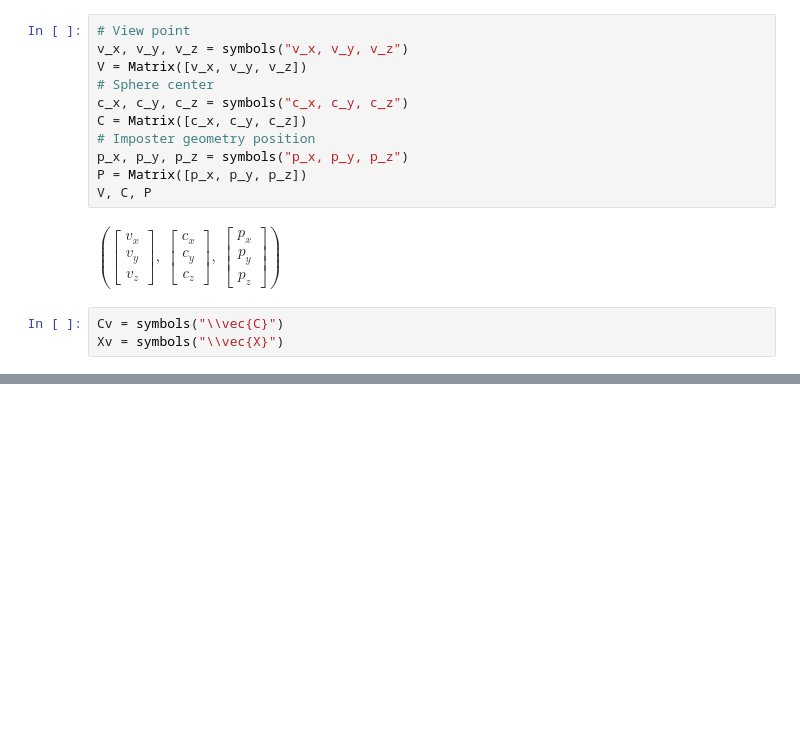
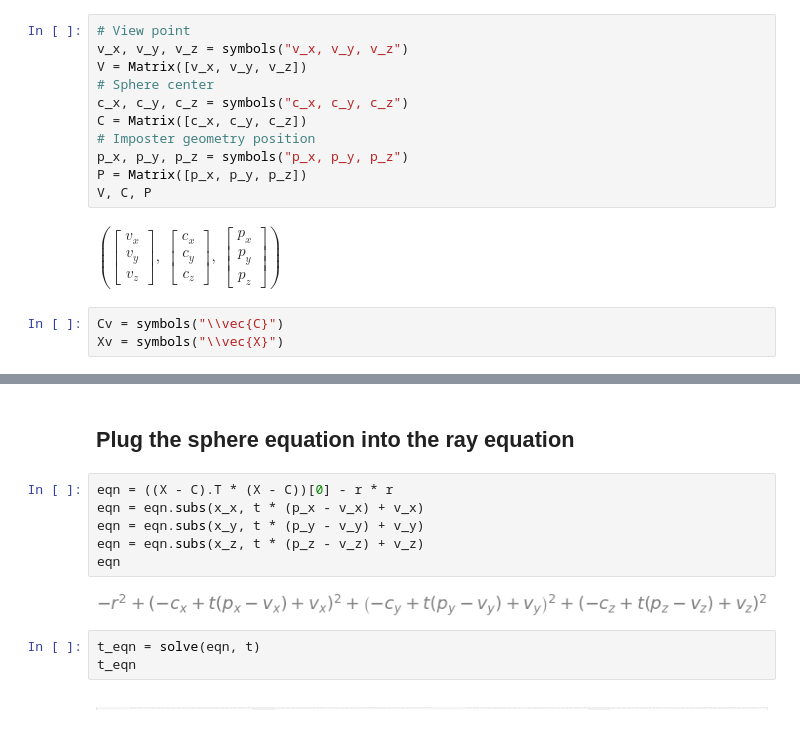
Before and after one commit to cmbruns/jupyter_notebooks, a Jupyter notebook: sphere_ray.ipynb, the cells around one changed output, grey strips where cells are left out. Cells and saved outputs as stored; diff of their text form; blank space fills up the shorter version.

```diff
--- a/sphere_ray.ipynb
+++ b/sphere_ray.ipynb
@@ -70,0 +91,15 @@ Xv = symbols("\\vec{X}")
+# %% [markdown]
+## Plug the sphere equation into the ray equation
+# %%
+eqn = ((X - C).T * (X - C))[0] - r * r
+eqn = eqn.subs(x_x, t * (p_x - v_x) + v_x)
+eqn = eqn.subs(x_y, t * (p_y - v_y) + v_y)
+eqn = eqn.subs(x_z, t * (p_z - v_z) + v_z)
+eqn
+# %% [output]
+[figure, added]
+# %%
+t_eqn = solve(eqn, t)
+t_eqn
+# %% [output]
+[figure, added]
```
Also changed, not shown: parts of 6 cells of this notebook.
